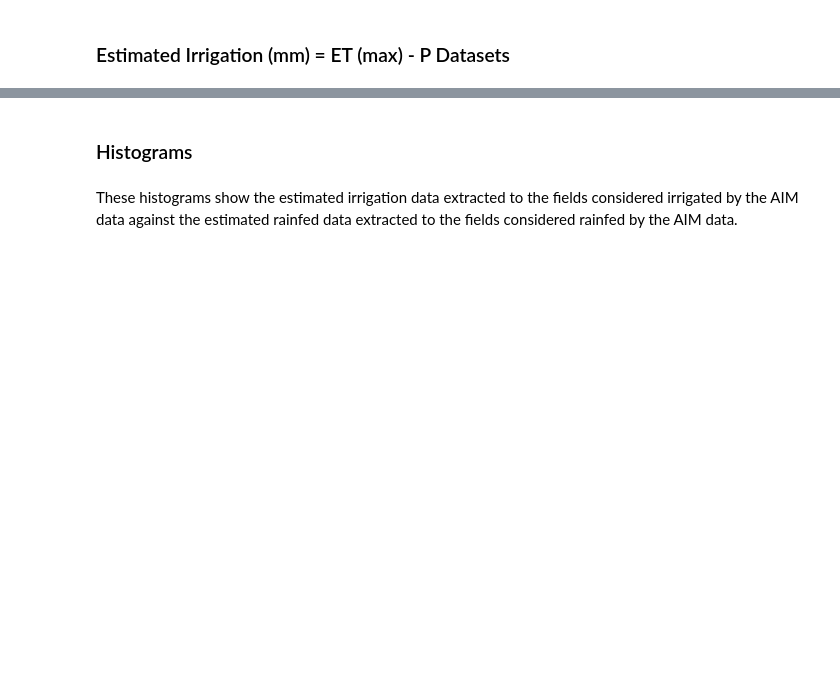
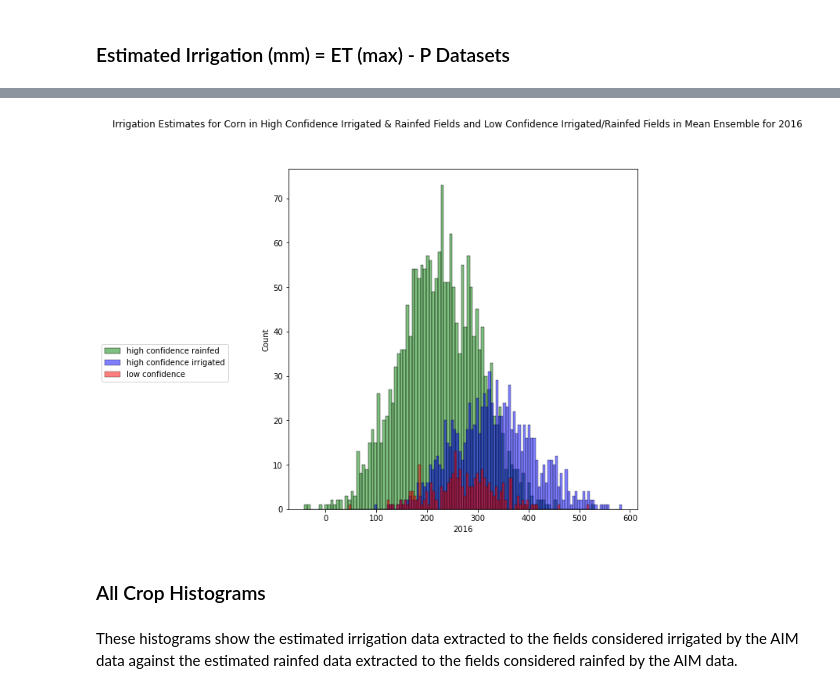
Before and after one commit to HEAL-KGS/eggs, a Jupyter notebook: eggs_data.ipynb, the cells around one changed output, grey strips where cells are left out. Saved outputs shown, nothing was run; the diff lists cells and outputs as text; code cells hidden in the pictures; blank space fills up the shorter version.

```diff
--- a/eggs_data.ipynb
+++ b/eggs_data.ipynb
@@ -1096,0 +1062,2 @@ plt.show()
+# %%
+aim_cdl_crops = aim_cdl.merge(crops, on='CropCode')
@@ -1379,5 +1396,54 @@ irr_max_sims = max_irr['max_sims_irr']
+# %%
+hc_irr_2016 = aim_cdl_crops_2016[aim_cdl_crops_2016['IrrigatedPrc'] >= 0.65]
+hc_rain_2016 = aim_cdl_crops_2016[aim_cdl_crops_2016['IrrigatedPrc'] <= 0.35]
+lc_irr_rain_2016 = aim_cdl_crops_2016[(aim_cdl_crops_2016['IrrigatedPrc'] > 0.35) & (aim_cdl_crops_2016['IrrigatedPrc'] < 0.65)]
+# %%
+hc_irr_mean_ensemble_2016 = hc_irr_2016.merge(irr_mean_ensemble)
+hc_irr_mean_ensemble_2016.drop(['Year', 'CropName', '2017', '2018', '2019', '2020', '2021'], inplace=True, axis=1)
+hc_rain_mean_ensemble_2016 = hc_rain_2016.merge(irr_mean_ensemble, how = 'left')
+hc_rain_mean_ensemble_2016.drop(['2017', '2018', '2019', '2020', '2021'], inplace=True, axis=1)
+lc_mean_ensemble_2016 = lc_irr_rain_2016.merge(irr_mean_ensemble, how='left')
+lc_mean_ensemble_2016.drop(['2017', '2018', '2019', '2020', '2021'], inplace=True, axis=1)
+# %%
+hc_irr_mean_ensemble_corn_2016 = hc_irr_mean_ensemble_2016[hc_irr_mean_ensemble_2016['CropGroup'] == 'Corn']
+hc_rain_mean_ensemble_corn_2016 = hc_rain_mean_ensemble_2016[hc_rain_mean_ensemble_2016['CropGroup'] == 'Corn']
+lc_mean_ensemble_corn_2016 = lc_mean_ensemble_2016[lc_mean_ensemble_2016['CropGroup'] == 'Corn']
+# %%
+# Create figure and set axes
+fig, axs = plt.subplots(nrows = 1, ncols = 1, sharex=True, figsize = (8, 8))
+fig.suptitle('Irrigation Estimates for Corn in High Confidence Irrigated & Rainfed Fields and Low Confidence Irrigated/Rainfed Fields in Mean Ensemble for 2016', y=0.99)
+fig.patch.set_facecolor('white')
+
+sns.histplot(ax=axs,
+             data=hc_rain_mean_ensemble_corn_2016,
+             x='2016',
+             alpha = 0.5,
+             bins=100,
+             label = 'high confidence rainfed',
+             color='Green')
+sns.histplot(ax=axs,
+             data=hc_irr_mean_ensemble_corn_2016,
+             x='2016',
+             alpha = 0.5,
+             bins=100,
+             label = 'high confidence irrigated',
+             color='Blue')
+sns.histplot(ax=axs,
+             data=lc_mean_ensemble_corn_2016,
+             x='2016',
+             alpha = 0.5,
+             bins=100,
+             label = 'low confidence',
+             color='Red')
+
+lines, labels = fig.axes[0].get_legend_handles_labels()
+legend = fig.legend(lines, labels,
+                    loc = 'upper right',
+                    bbox_to_anchor=(0, 0., 0, 0.5))
+# %% [output]
+[figure, added]
 # %% [markdown]
-### Histograms
+### All Crop Histograms
 # %% [markdown]
 These histograms show the estimated irrigation data extracted to the fields considered irrigated by the AIM data against the estimated rainfed data extracted to the fields considered rainfed by the AIM data.
 # %%
```
Also changed, not shown: parts of 74 cells of this notebook, 8 other files.
